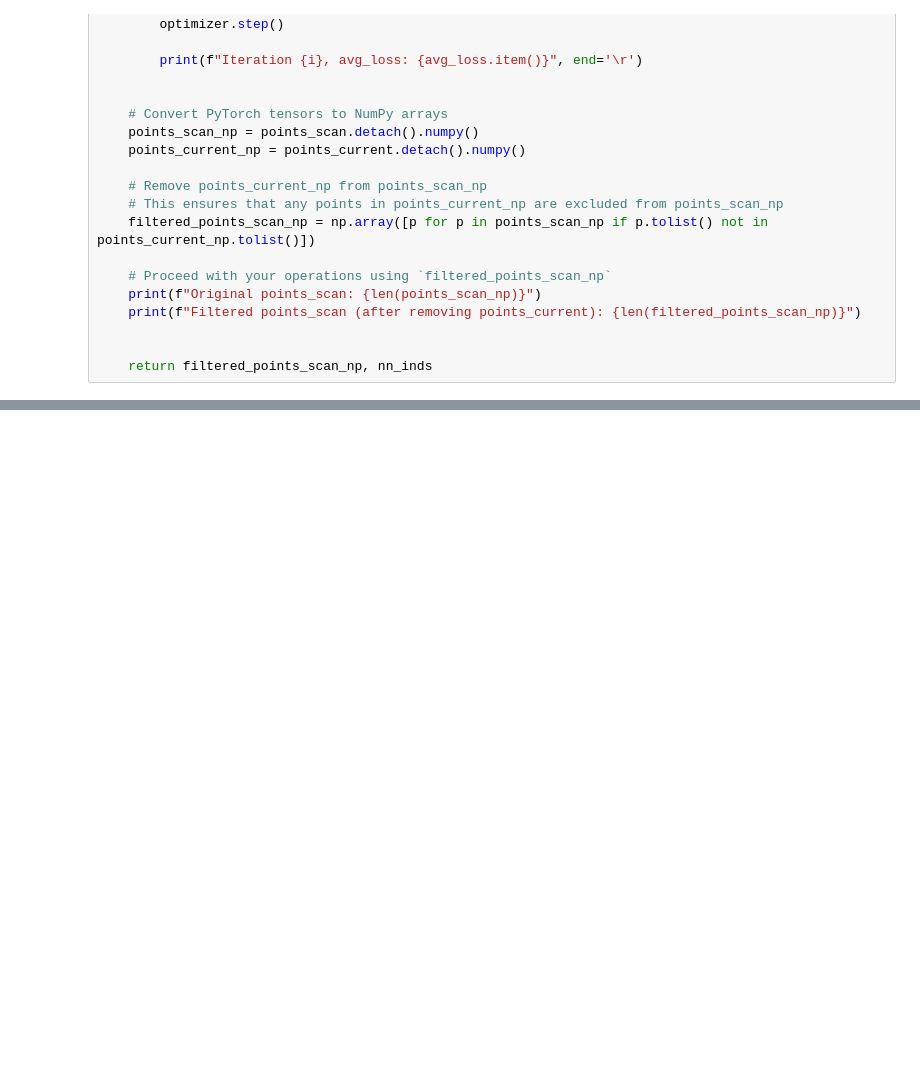
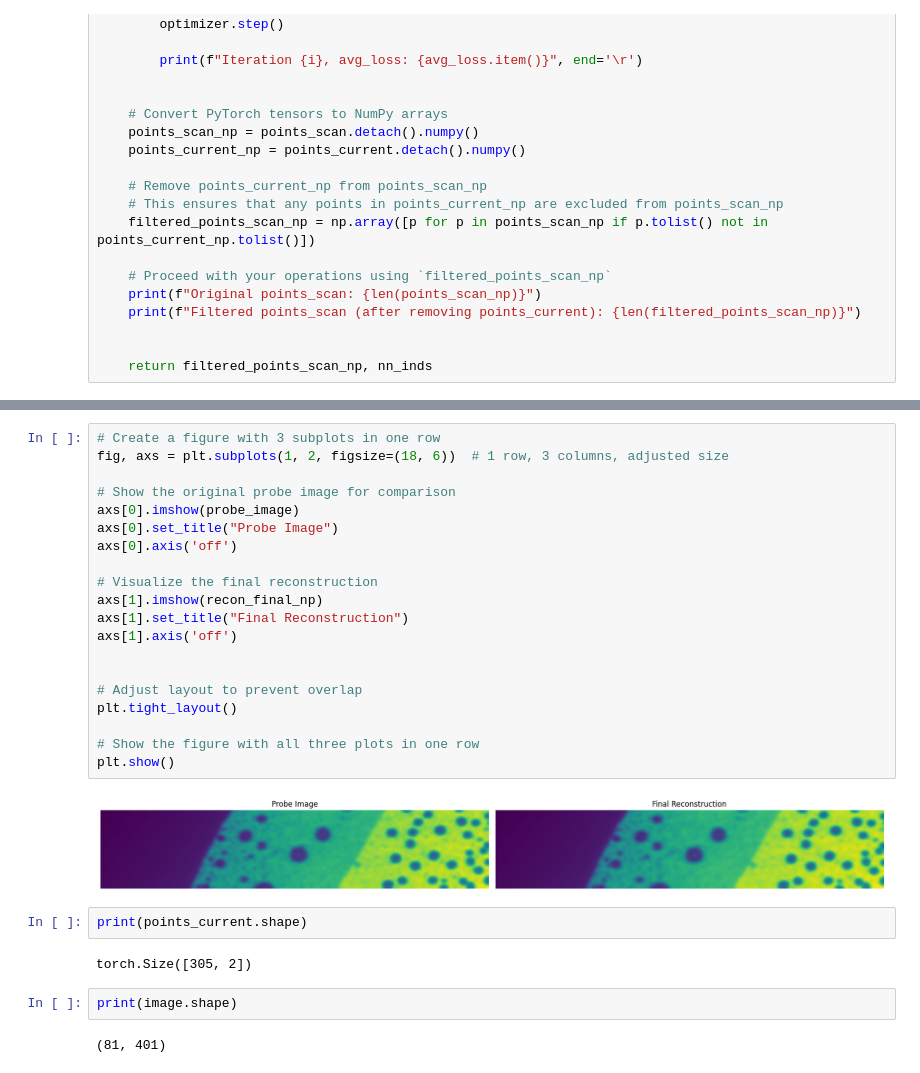
Before and after one commit to YuLu2096/fly_scan, a Jupyter notebook: main_code.ipynb, the cells around one changed output, grey strips where cells are left out. Cells and saved outputs as stored; diff of their text form; blank space fills up the shorter version.

```diff
--- a/main_code.ipynb
+++ b/main_code.ipynb
@@ -802,0 +503,30 @@ The combined filtered initial and optimal points represent 14.52% of the total p
+# %%
+# Create a figure with 3 subplots in one row
+fig, axs = plt.subplots(1, 2, figsize=(18, 6))  # 1 row, 3 columns, adjusted size
+
+# Show the original probe image for comparison
+axs[0].imshow(probe_image)
+axs[0].set_title("Probe Image")
+axs[0].axis('off')
+
+# Visualize the final reconstruction
+axs[1].imshow(recon_final_np)
+axs[1].set_title("Final Reconstruction")
+axs[1].axis('off')
+
+
+# Adjust layout to prevent overlap
+plt.tight_layout()
+
+# Show the figure with all three plots in one row
+plt.show()
+# %% [output]
+[figure, added]
+# %%
+print(points_current.shape)
+# %% [output]
+torch.Size([305, 2])
+# %%
+print(image.shape)
+# %% [output]
+(81, 401)
```
Also changed, not shown: parts of 15 cells of this notebook.
